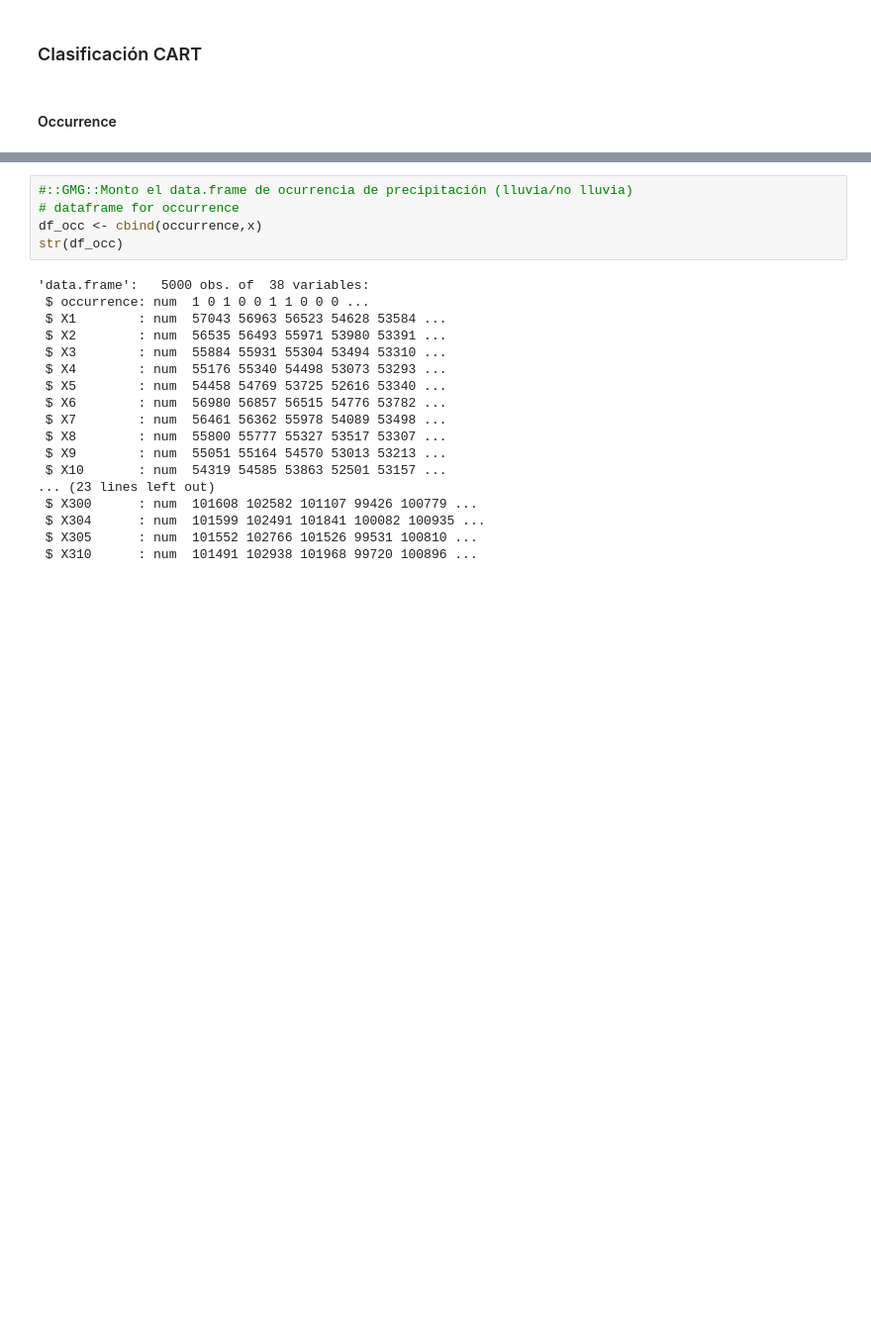
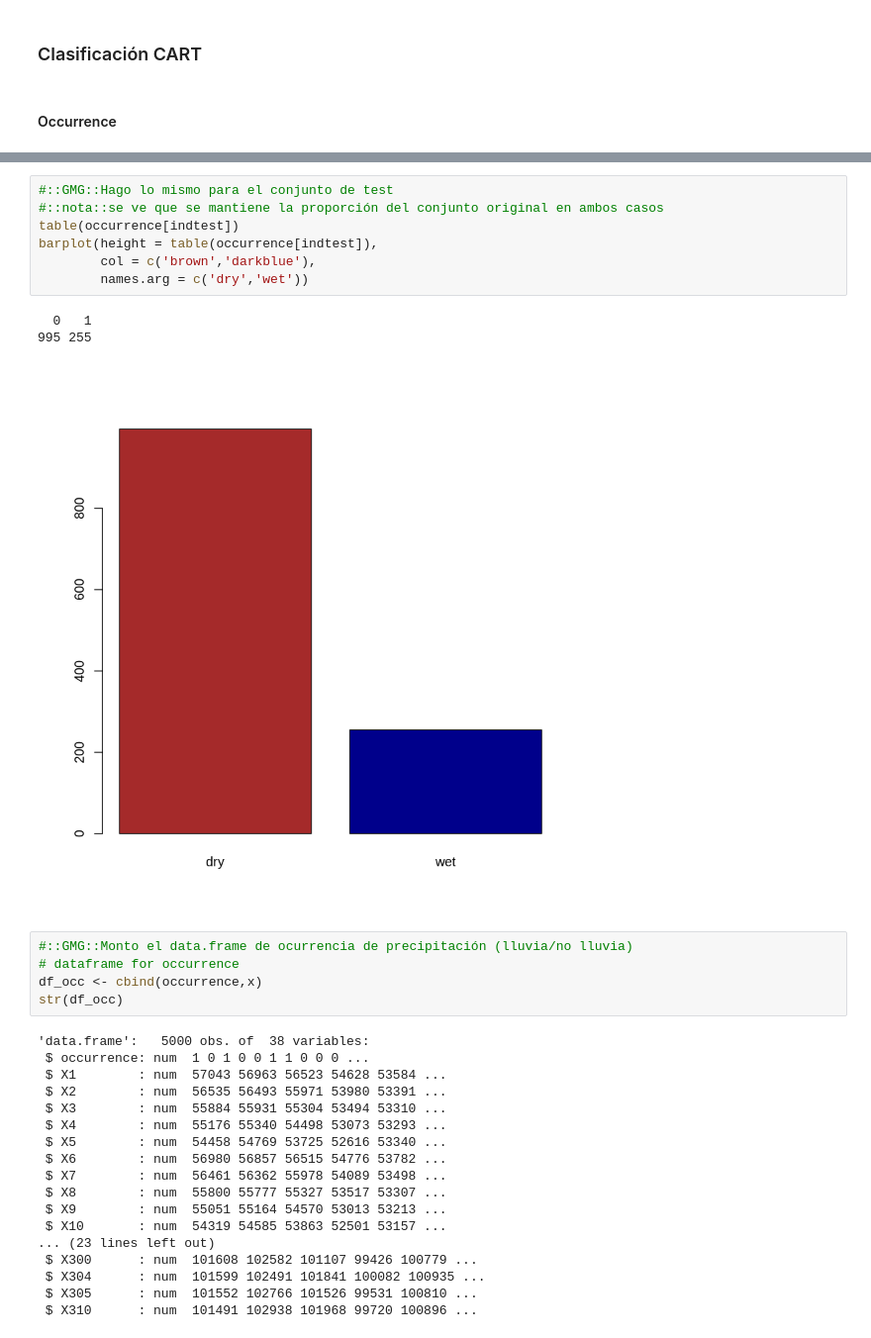
Before and after one commit to yerartdev/uc-m1966-datamining, a Jupyter notebook: d3/S17-T03_LAB_IntercomparisonTechniques.ipynb, the cells around one changed output, grey strips where cells are left out. Shown at 99% size. Saved outputs shown, nothing was run; the diff lists cells and outputs as text; blank space fills up the shorter version.

```diff
--- a/d3/S17-T03_LAB_IntercomparisonTechniques.ipynb
+++ b/d3/S17-T03_LAB_IntercomparisonTechniques.ipynb
@@ -142,3 +174,14 @@ str(occurrence)
+# %%
+#::GMG::Hago lo mismo para el conjunto de test
+#::nota::se ve que se mantiene la proporción del conjunto original en ambos casos
+table(occurrence[indtest])
+barplot(height = table(occurrence[indtest]),
+        col = c('brown','darkblue'),
+        names.arg = c('dry','wet'))
+# %% [output]
+  0   1
+995 255
+[figure, added]
 # %%
 #::GMG::Monto el data.frame de ocurrencia de precipitación (lluvia/no lluvia)
 # dataframe for occurrence
```
Also changed, not shown: parts of 22 cells of this notebook.
